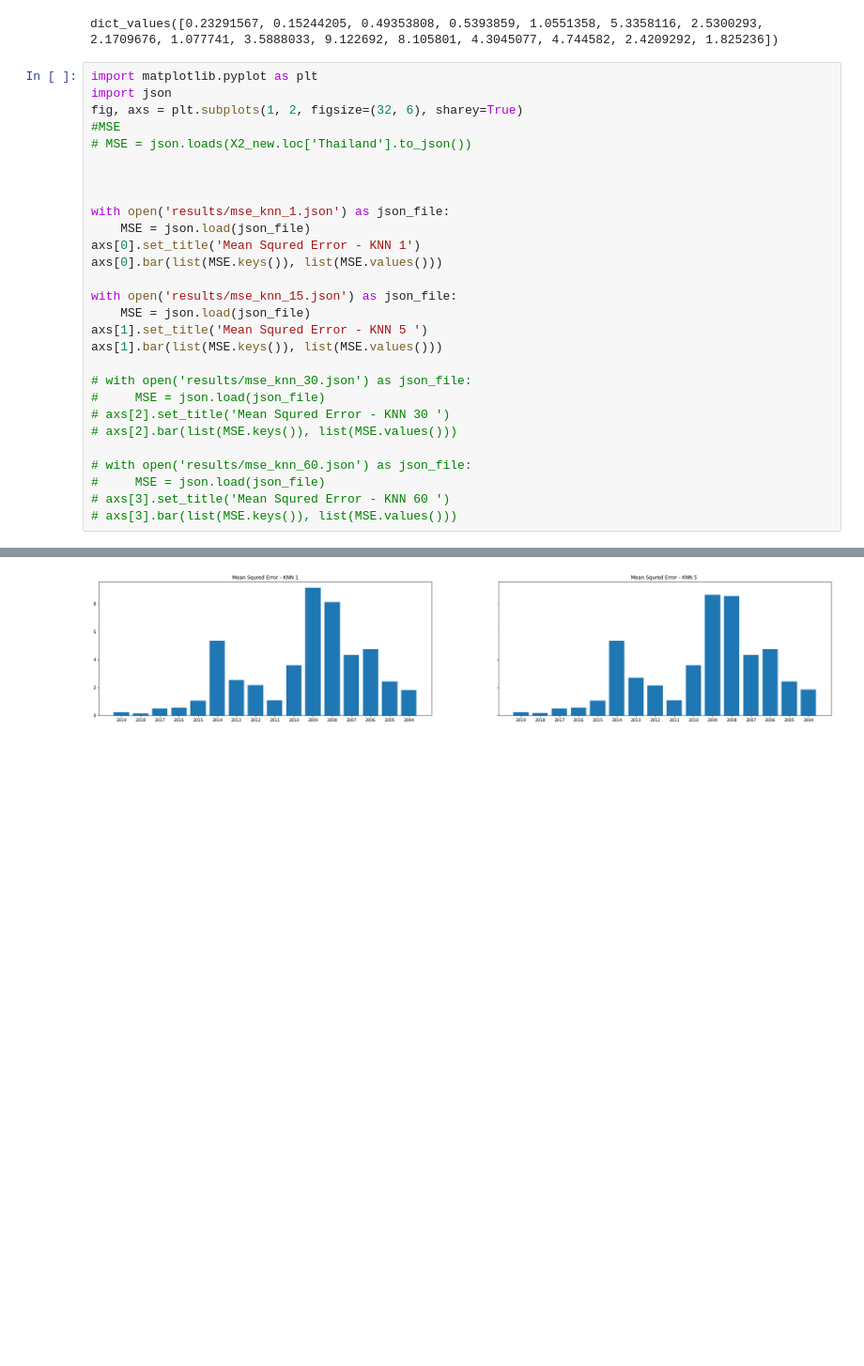
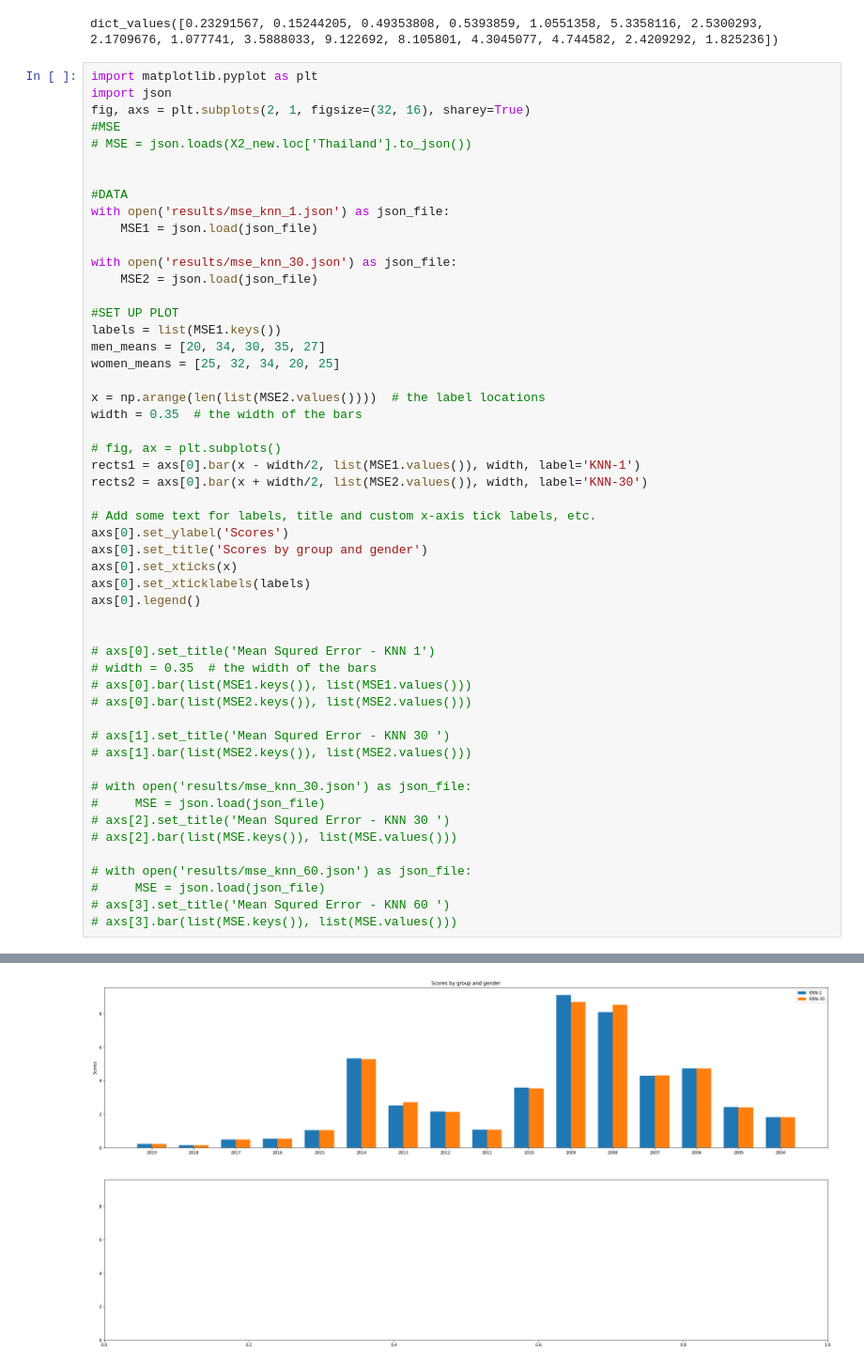
Before and after one commit to arc6828/ExportAnalysis, a Jupyter notebook: MyVectorFieldEvaluation.ipynb, the cells around one changed output, grey strips where cells are left out. Shown at 94% size. Saved outputs shown, nothing was run; the diff lists cells and outputs as text; blank space fills up the shorter version.

```diff
--- a/MyVectorFieldEvaluation.ipynb
+++ b/MyVectorFieldEvaluation.ipynb
@@ -161,21 +161,45 @@ dict_values([0.23291567, 0.15244205, 0.49353808, 0.5393859, 1.0551358, 5.3358116
 # %%
 import matplotlib.pyplot as plt
 import json
-fig, axs = plt.subplots(1, 2, figsize=(32, 6), sharey=True)
+fig, axs = plt.subplots(2, 1, figsize=(32, 16), sharey=True)
 #MSE
 # MSE = json.loads(X2_new.loc['Thailand'].to_json())
 
 
+#DATA
+with open('results/mse_knn_1.json') as json_file:
+    MSE1 = json.load(json_file)
 
-with open('results/mse_knn_1.json') as json_file:
-    MSE = json.load(json_file)
-axs[0].set_title('Mean Squred Error - KNN 1')
-axs[0].bar(list(MSE.keys()), list(MSE.values()))
+with open('results/mse_knn_30.json') as json_file:
+    MSE2 = json.load(json_file)
 
-with open('results/mse_knn_15.json') as json_file:
-    MSE = json.load(json_file)
-axs[1].set_title('Mean Squred Error - KNN 5 ')
-axs[1].bar(list(MSE.keys()), list(MSE.values()))
+#SET UP PLOT
+labels = list(MSE1.keys())
+men_means = [20, 34, 30, 35, 27]
+women_means = [25, 32, 34, 20, 25]
+
+x = np.arange(len(list(MSE2.values())))  # the label locations
+width = 0.35  # the width of the bars
+
+# fig, ax = plt.subplots()
+rects1 = axs[0].bar(x - width/2, list(MSE1.values()), width, label='KNN-1')
+rects2 = axs[0].bar(x + width/2, list(MSE2.values()), width, label='KNN-30')
+
+# Add some text for labels, title and custom x-axis tick labels, etc.
+axs[0].set_ylabel('Scores')
+axs[0].set_title('Scores by group and gender')
+axs[0].set_xticks(x)
+axs[0].set_xticklabels(labels)
+axs[0].legend()
+
+
+# axs[0].set_title('Mean Squred Error - KNN 1')
+# width = 0.35  # the width of the bars
+# axs[0].bar(list(MSE1.keys()), list(MSE1.values()))
+# axs[0].bar(list(MSE2.keys()), list(MSE2.values()))
+
+# axs[1].set_title('Mean Squred Error - KNN 30 ')
+# axs[1].bar(list(MSE2.keys()), list(MSE2.values()))
 
 # with open('results/mse_knn_30.json') as json_file:
 #     MSE = json.load(json_file)
@@ -191 +215 @@ axs[1].bar(list(MSE.keys()), list(MSE.values()))
-[figure, old version]
+[figure, new version]
```
Also changed, not shown: parts of 2 cells of this notebook, 1 other file.
